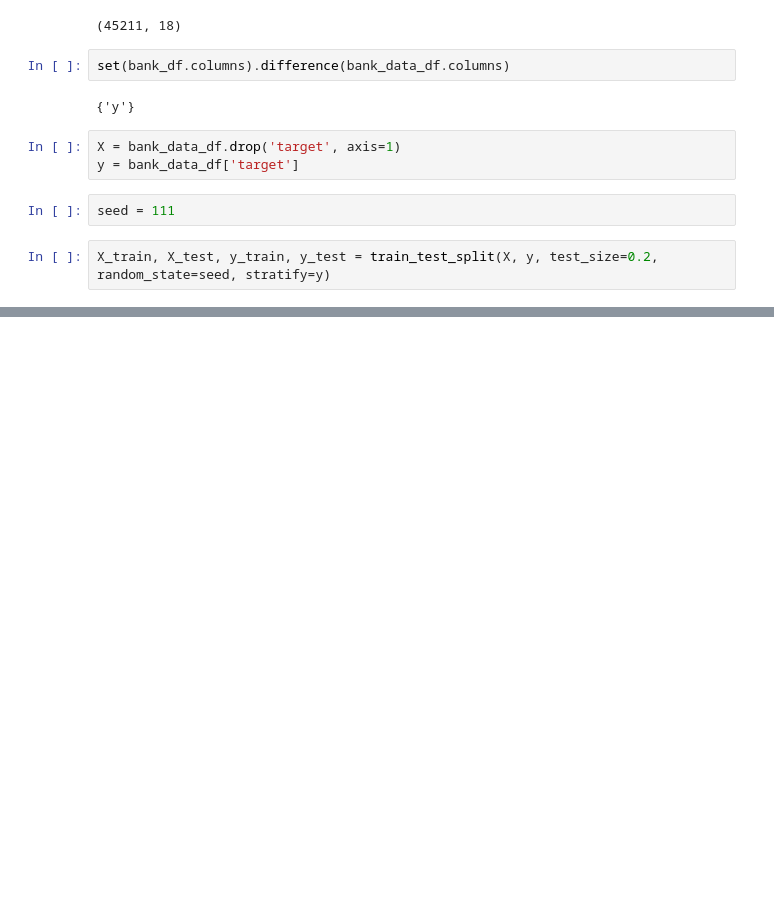
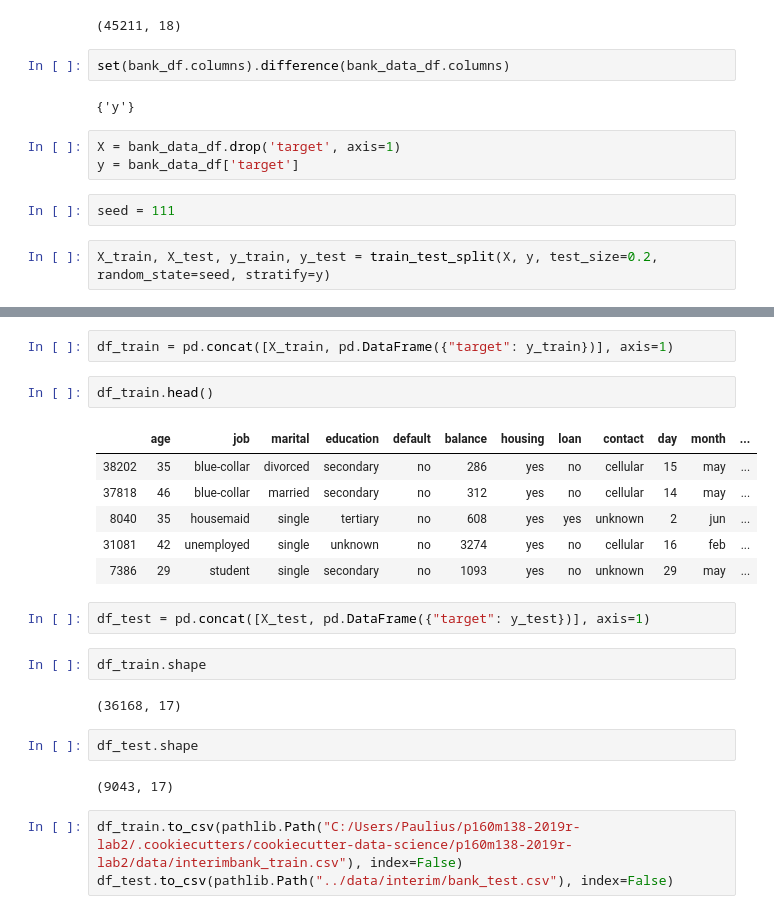
Before and after one commit to paudail1/p160m138-2019r-lab2, a Jupyter notebook: lab2.ipynb, the cells around one changed output, grey strips where cells are left out. Drawn from its saved outputs; the diff is of its cells as text; blank space fills up the shorter version.

```diff
--- a/lab2.ipynb
+++ b/lab2.ipynb
@@ -144,0 +162,24 @@ X_train, X_test, y_train, y_test = train_test_split(X, y, test_size=0.2, random_
+# %%
+df_train = pd.concat([X_train, pd.DataFrame({"target": y_train})], axis=1)
+# %%
+df_train.head()
+# %% [output]
+|  | age | job | marital | education | default | balance | housing | loan | contact | day | month | ... |
+| 38202 | 35 | blue-collar | divorced | secondary | no | 286 | yes | no | cellular | 15 | may | ... |
+| 37818 | 46 | blue-collar | married | secondary | no | 312 | yes | no | cellular | 14 | may | ... |
+| 8040 | 35 | housemaid | single | tertiary | no | 608 | yes | yes | unknown | 2 | jun | ... |
+| 31081 | 42 | unemployed | single | unknown | no | 3274 | yes | no | cellular | 16 | feb | ... |
+| 7386 | 29 | student | single | secondary | no | 1093 | yes | no | unknown | 29 | may | ... |
+# %%
+df_test = pd.concat([X_test, pd.DataFrame({"target": y_test})], axis=1)
+# %%
+df_train.shape
+# %% [output]
+(36168, 17)
+# %%
+df_test.shape
+# %% [output]
+(9043, 17)
+# %%
+df_train.to_csv(pathlib.Path("C:/Users/Paulius/p160m138-2019r-lab2/.cookiecutters/cookiecutter-data-science/p160m138-2019r-lab2/data/interimbank_train.csv"), index=False)
+df_test.to_csv(pathlib.Path("../data/interim/bank_test.csv"), index=False)
```
Also changed, not shown: parts of 3 cells of this notebook.
